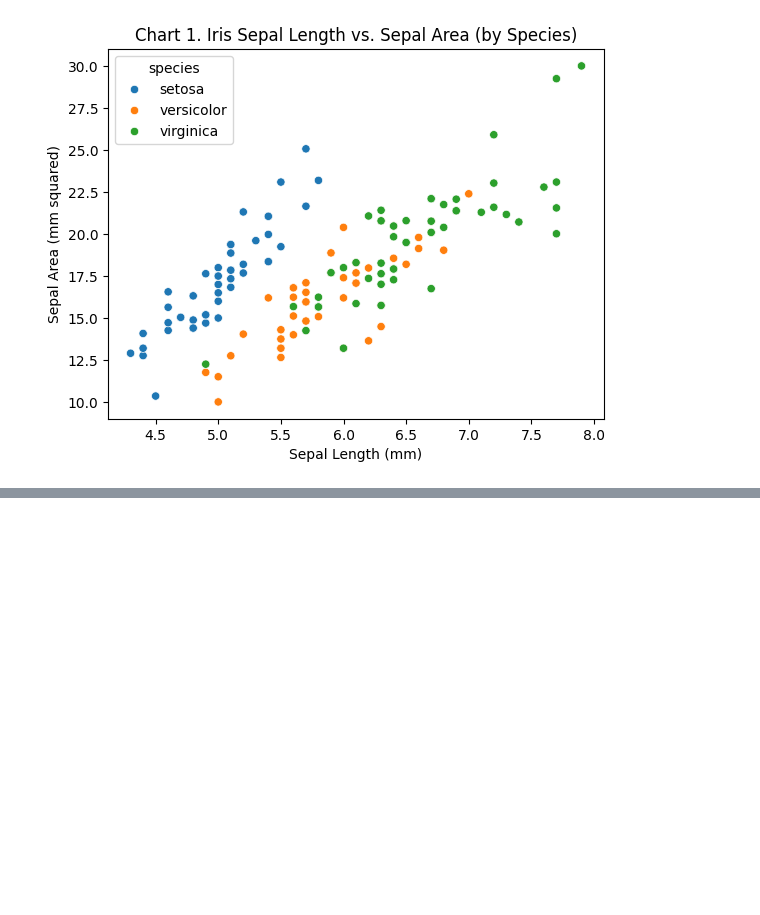
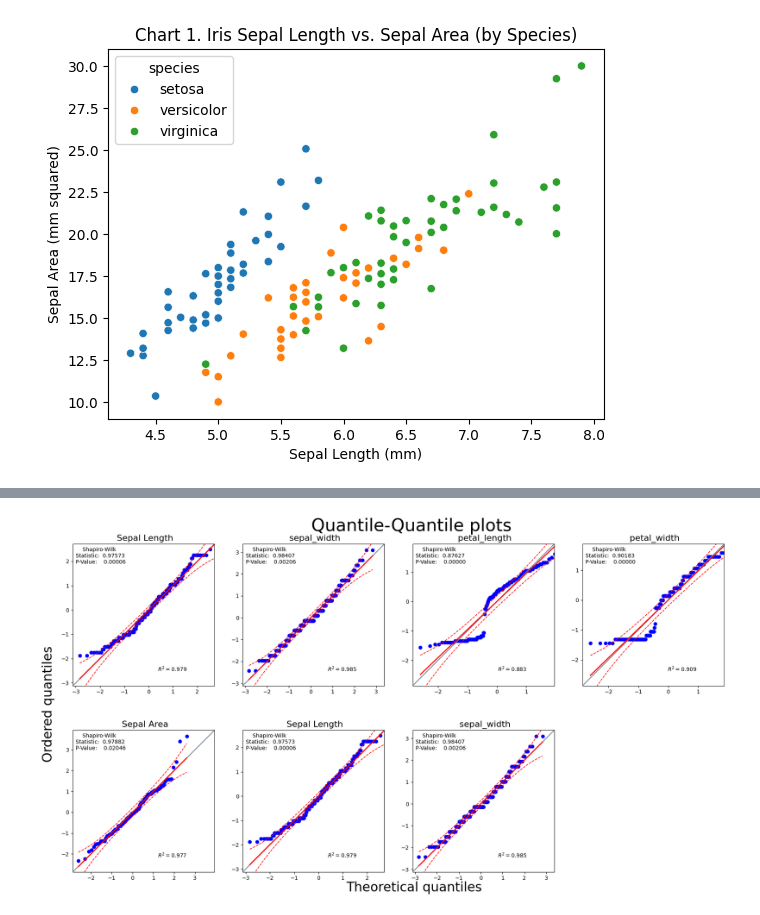
Before and after one commit to JfromNWMS/datafun-04-eda, a Jupyter notebook: jordan_eda.ipynb, the cells around one changed output, grey strips where cells are left out. Saved outputs shown, nothing was run; the diff lists cells and outputs as text; code cells hidden in the pictures; blank space fills up the shorter version.

```diff
--- a/jordan_eda.ipynb
+++ b/jordan_eda.ipynb
@@ -107,0 +117,9 @@ matplotlib.pyplot.show()
+# %%
+reload(jmod)
+iris_ns = iris_df.drop('species', axis=1)
+#jmod.is_norm(iris_df.drop('species', axis=1))
+
+test_df = pd.concat([iris_ns, iris_ns.iloc[:,0:2]], axis=1)
+jmod.is_norm(test_df)
+# %% [output]
+[figure, added]
```
Also changed, not shown: parts of 4 cells of this notebook, 2 other files.
